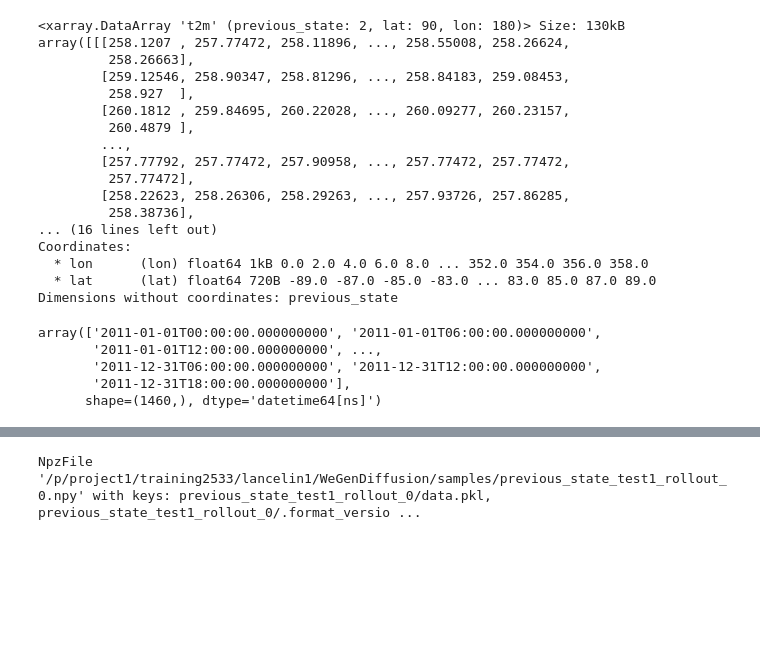
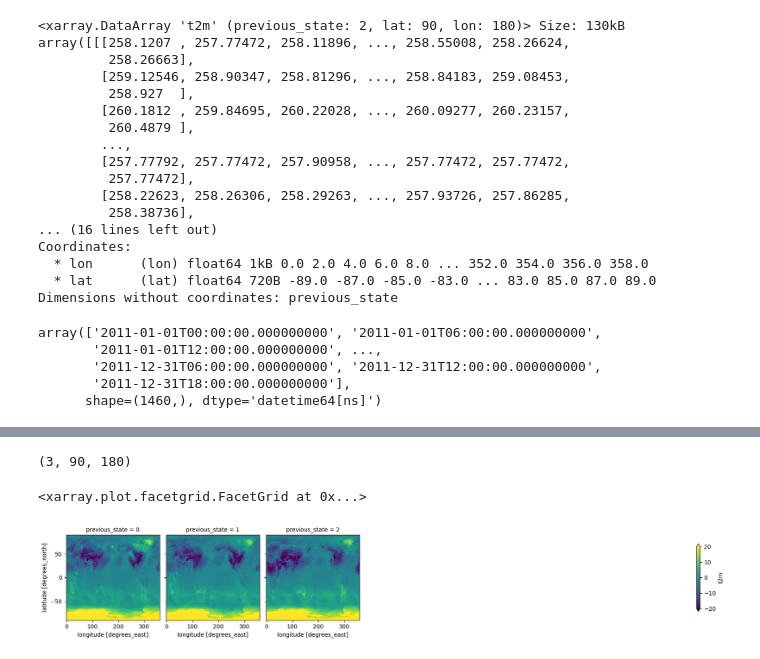
Before and after one commit to ankitpatnala/WeGenDiffusion, a Jupyter notebook: explore.ipynb, the cells around one changed output, grey strips where cells are left out. Saved outputs shown, nothing was run; the diff lists cells and outputs as text; code cells hidden in the pictures; blank space fills up the shorter version.

```diff
--- a/explore.ipynb
+++ b/explore.ipynb
@@ -244,6 +244,7 @@ output_name = 'previous_state_test1'
 axis_name = 'previous_state'
 labels = "previous_state"
 combine_imgs = False
+vars = ['t2m']
 
 
 
@@ -253,14 +254,15 @@ model = DiT_models['DiT-B/2'](input_size=(90,180),num_classes=1000, labels=label
 model.load_state_dict(model_state_dict,strict=True)
 model.eval()
 
+mean = data.mean()
+std = data.std()
 y = np.concat([np.expand_dims((data.isel(valid_time=index+1)[var].values - mean[var].values)/std[var].values,axis=0)
                             for var in vars for index in indices])
 for i in range(num_rollouts):
     print(f"Rollout {i+1} of {num_rollouts}")
     diffusion = create_diffusion(timestep_respacing="", diffusion_steps=100)
     vars = ['t2m']
-    mean = data.mean()
-    std = data.std()
+
     print(y.shape)
     y = torch.tensor(y, dtype=torch.float32, device='cuda')
     y = y.reshape(num_indices, 1, 90, 180)
@@ -272,7 +274,7 @@ for i in range(num_rollouts):
     # convert to numpy array
     denoised_images = denoised_images.cpu().numpy()
     print(denoised_images)
-    torch.save(denoised_images, f'samples/forecast/{output_name}_rollout_{i}.npy')
+    np.save(f'samples/forecast/{output_name}_rollout_{i}.npy', denoised_images)
 
 
 
@@ -284,6 +440,40 @@ torch.Size([3, 1, 90, 180])
 # %%
-path = "/p/project1/training2533/lancelin1/WeGenDiffusion/samples/previous_state_test1_rollout_0.npy"
-sample = np.load(path)
-sample
+path = "/p/project1/training2533/lancelin1/WeGenDiffusion/samples/forecast/previous_state_test1_rollout_0.npy"
+samples_gen = np.load(path)
+samples_gen = samples_gen.squeeze(1)
+samples_gen.shape
 # %% [output]
-NpzFile '/p/project1/training2533/lancelin1/WeGenDiffusion/samples/previous_state_test1_rollout_0.npy' with keys: previous_state_test1_rollout_0/data.pkl, previous_state_test1_rollout_0/.format_versio ...
+(3, 90, 180)
+# %%
+ds = xr.open_dataset(data_path)
+mean = ds.mean()['t2m'].values
+std = ds.std()['t2m'].values
+mean_field = data['t2m'].mean(dim='valid_time').values
+
+samples = []
+for i in range(shape[0]):
+    samples.append(xr.Dataset({
+    "t2m": (("lat", "lon"), mean + std*samples_gen[i]-mean_field)
+    },
+    coords={
+        'lon':ds['lon'],
+         'lat':ds['lat']}))
+
+samples = [sample for sample in samples]
+combined = xr.concat(samples,dim=axis_name)
+
+combined["t2m"].plot(
+    col=axis_name,
+    col_wrap=6,
+    cmap="viridis",
+    cbar_kwargs={
+        "orientation": "vertical",   # vertical colorbar at the side
+        "pad": 0.05,                  # distance from the plots
+        "shrink": 0.8                  # shrink length
+    },
+    vmin=-20,
+    vmax=20
+)
+# %% [output]
+<xarray.plot.facetgrid.FacetGrid at 0x...>
+[figure, added]
```
Also changed, not shown: parts of 2 cells of this notebook, 18 other files.
